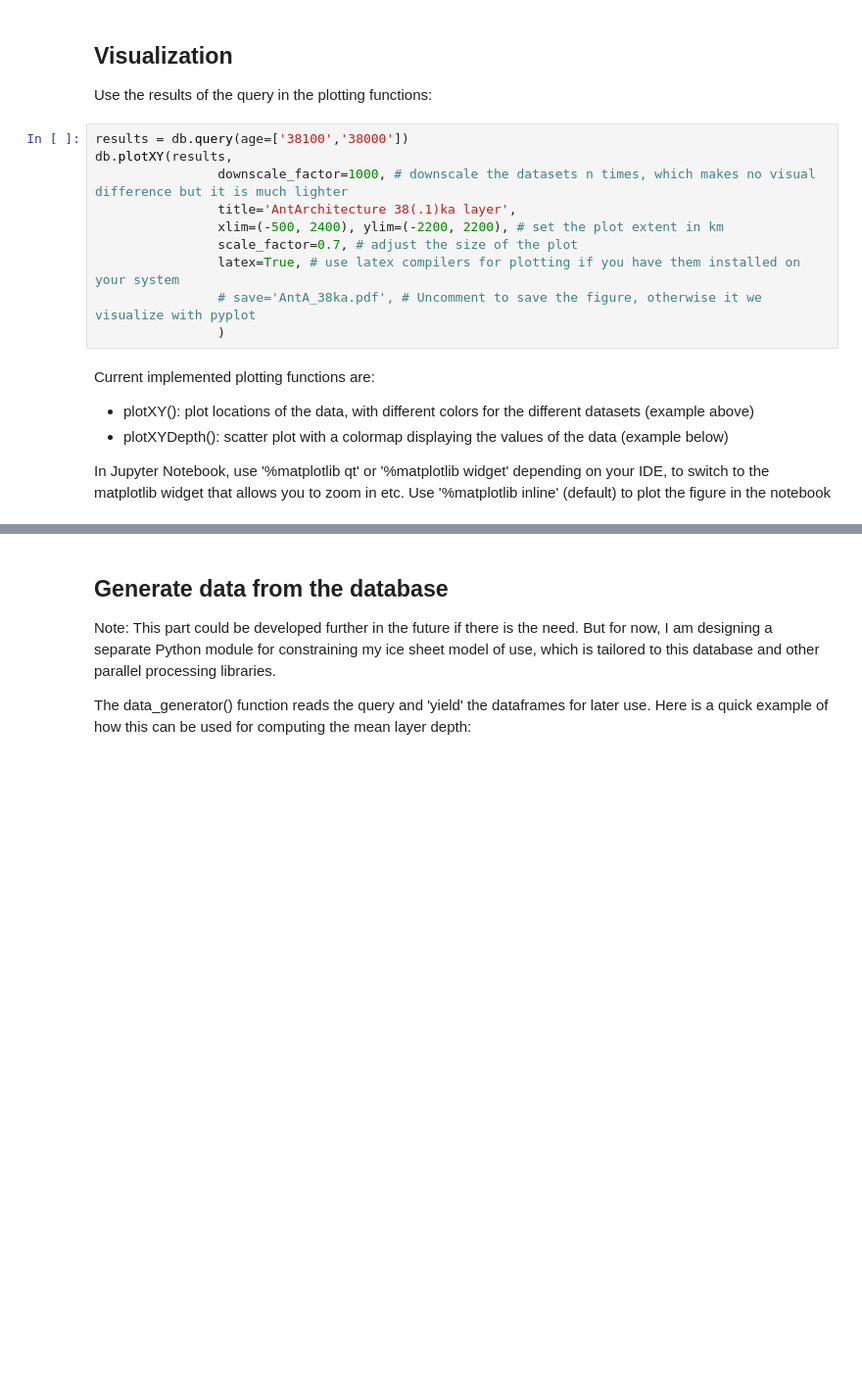
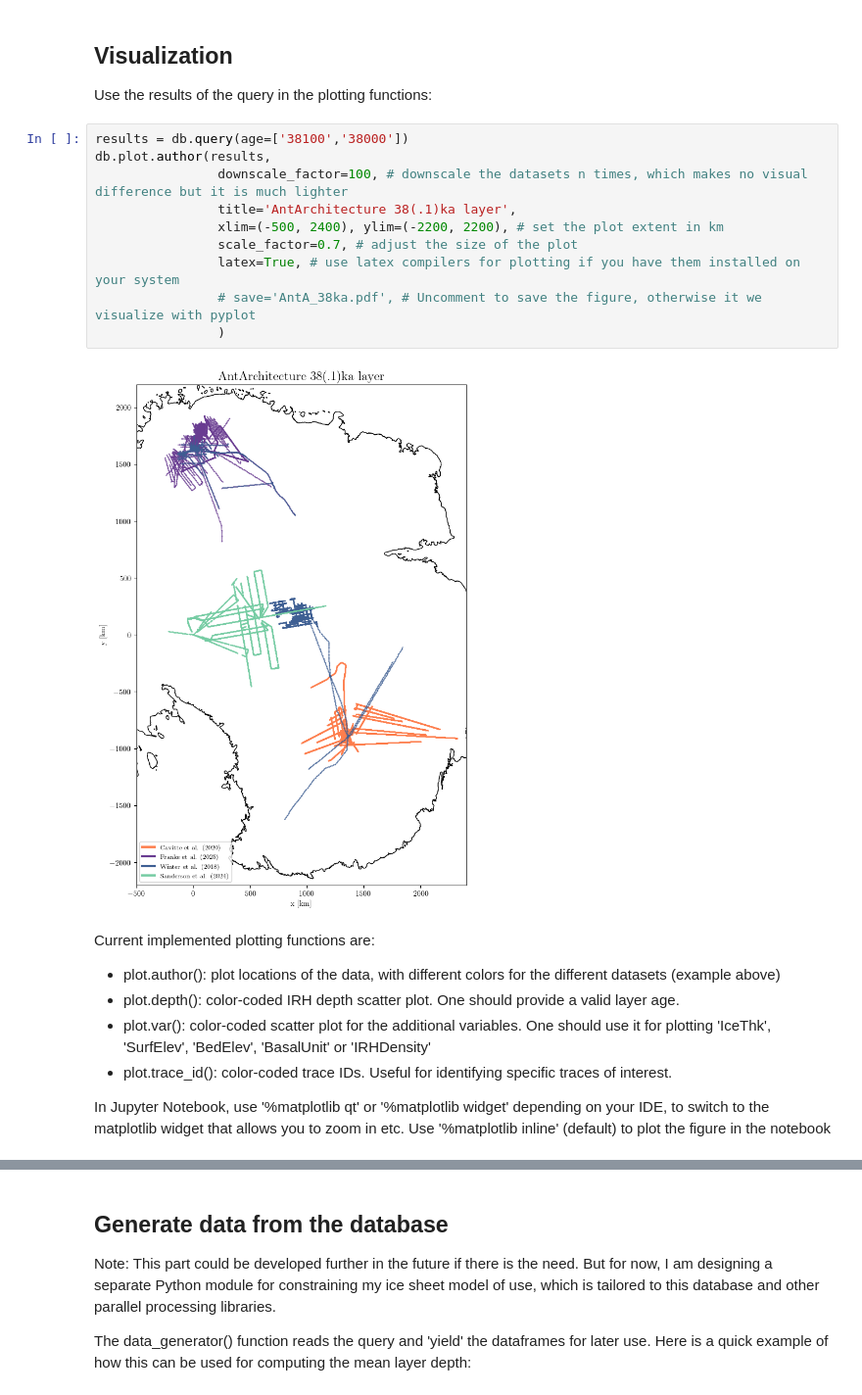
Before and after one commit to antoinehermant/anta_database, a Jupyter notebook: book/quick_start.ipynb, the cells around one changed output, grey strips where cells are left out. Shown: that part at 98% size. Drawn from its saved outputs; the diff is of its cells as text; blank space fills up the shorter version.

```diff
--- a/book/quick_start.ipynb
+++ b/book/quick_start.ipynb
@@ -43,18 +74,22 @@ db.query(author=['Franke_2025', 'Winter_2018'], age='38100') # example of multip
 Use the results of the query in the plotting functions:
 # %%
 results = db.query(age=['38100','38000'])
-db.plotXY(results,
-                downscale_factor=1000, # downscale the datasets n times, which makes no visual difference but it is much lighter
+db.plot.author(results,
+                downscale_factor=100, # downscale the datasets n times, which makes no visual difference but it is much lighter
                 title='AntArchitecture 38(.1)ka layer',
                 xlim=(-500, 2400), ylim=(-2200, 2200), # set the plot extent in km
                 scale_factor=0.7, # adjust the size of the plot
                 latex=True, # use latex compilers for plotting if you have them installed on your system
                 # save='AntA_38ka.pdf', # Uncomment to save the figure, otherwise it we visualize with pyplot
                 )
+# %% [output]
+[figure, added]
 # %% [markdown]
 Current implemented plotting functions are:
-- plotXY(): plot locations of the data, with different colors for the different datasets (example above)
-- plotXYDepth(): scatter plot with a colormap displaying the values of the data (example below)
+- plot.author(): plot locations of the data, with different colors for the different datasets (example above)
+- plot.depth(): color-coded IRH depth scatter plot. One should provide a valid layer age.
+- plot.var(): color-coded scatter plot for the additional variables. One should use it for plotting 'IceThk', 'SurfElev', 'BedElev', 'BasalUnit' or 'IRHDensity'
+- plot.trace_id(): color-coded trace IDs. Useful for identifying specific traces of interest.
 
 In Jupyter Notebook, use '%matplotlib qt' or '%matplotlib widget' depending on your IDE, to switch to the matplotlib widget that allows you to zoom in etc.
 Use '%matplotlib inline' (default) to plot the figure in the notebook
```
Also changed, not shown: parts of 14 cells of this notebook, 8 other files.
